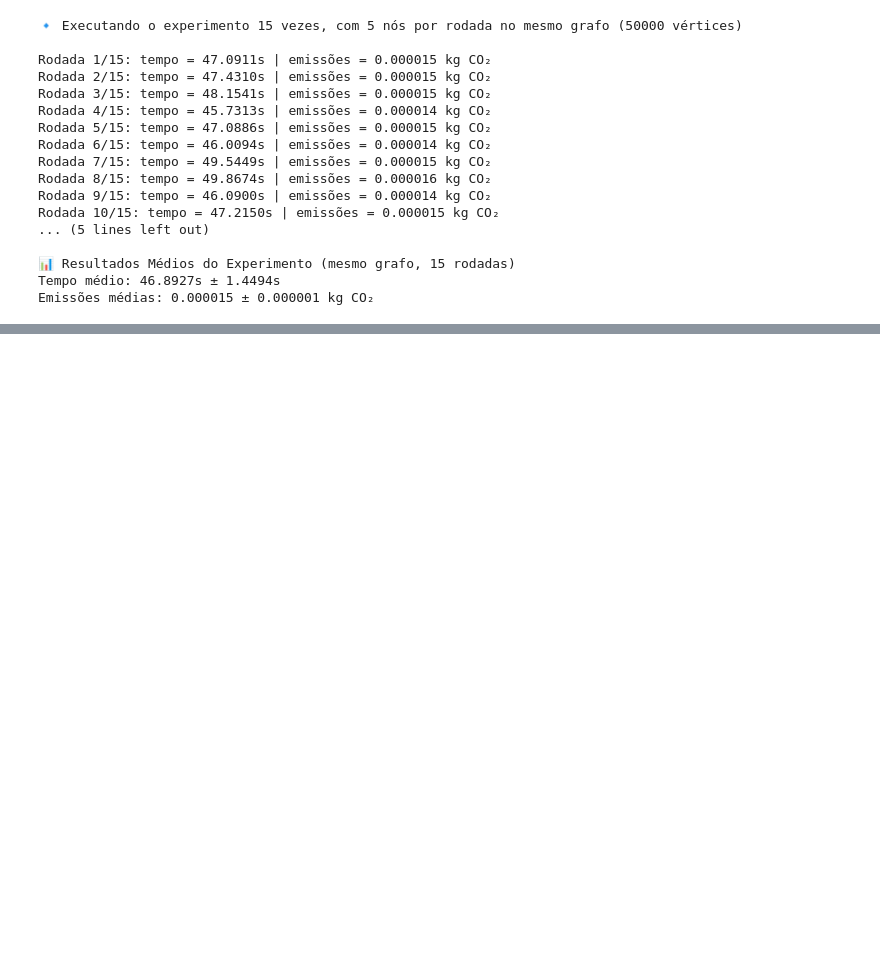
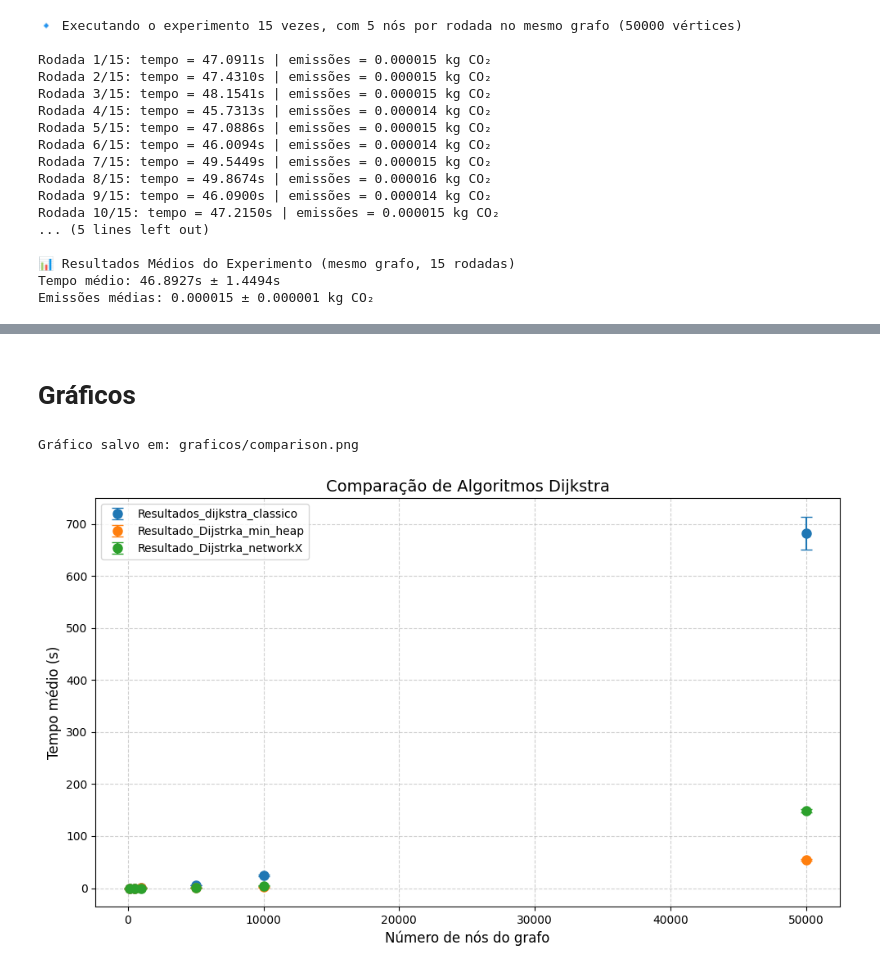
Before and after one commit to Carlos98770/dca3702-aed2, a Jupyter notebook: unity2/challenge.ipynb, the cells around one changed output, grey strips where cells are left out. Cells and saved outputs as stored; diff of their text form; code cells hidden in the pictures; blank space fills up the shorter version.

Commit message:
feat: adicionando os graficos

```diff
--- a/unity2/challenge.ipynb
+++ b/unity2/challenge.ipynb
@@ -825,0 +913,11 @@ resultados_80000 = measure_experiment(15,80000,5)
+# %%
+resultados_10000 = measure_experiment_nx(15,10000)
+# %%
+resultados_50000 = measure_experiment_nx(15,50000)
+# %%
+import pandas as pd
+
+df = pd.DataFrame([resultados_100,resultados_500,resultados_1000,resultados_5000,resultados_10000,resultados_50000])
+df.to_csv("Resultado_Dijstrka_networkX.csv",index=False)
+# %% [markdown]
+# Gráficos
@@ -825,0 +1010,9 @@ resultados_80000 = measure_experiment(15,80000,5)
+# %%
+df_classic = pd.read_csv("tabelas/Resultados_dijkstra_classico.csv")
+df_min_heap = pd.read_csv("tabelas/Resultado_Dijstrka_min_heap.csv")
+df_networkx = pd.read_csv("tabelas/Resultado_Dijstrka_networkX.csv")
+# %%
+plot_comparison([df_classic,df_min_heap,df_networkx],["Resultados_dijkstra_classico","Resultado_Dijstrka_min_heap","Resultado_Dijstrka_networkX"])
+# %% [output]
+Gráfico salvo em: graficos/comparison.png
+[figure, added]
```
Also changed, not shown: parts of 14 cells of this notebook.
